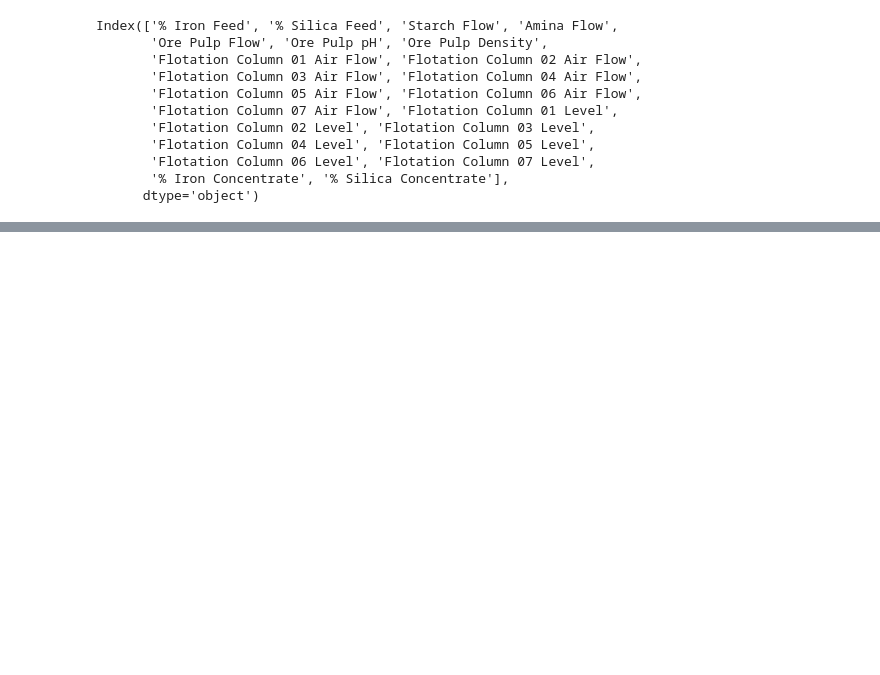
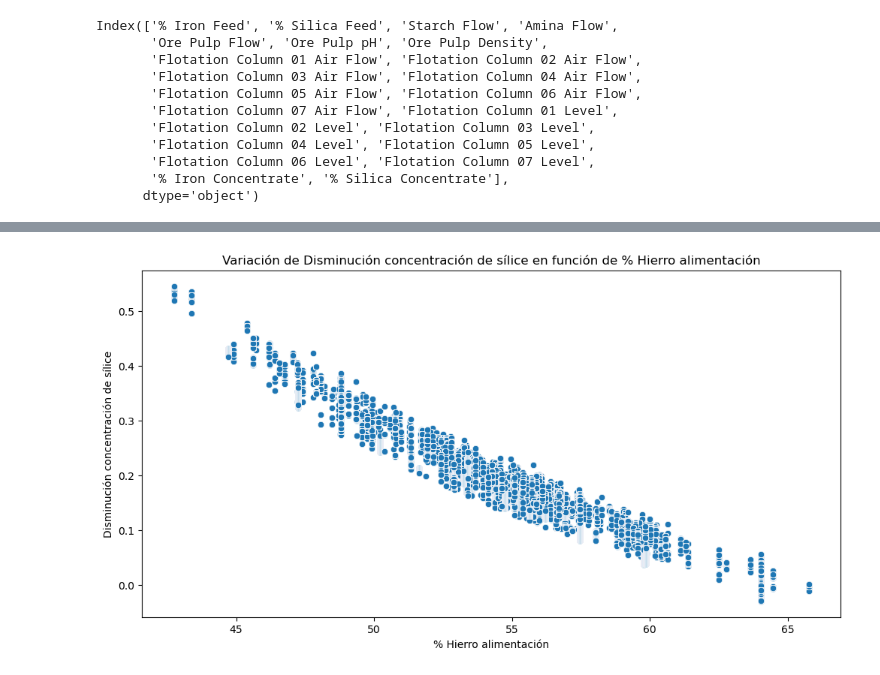
Before and after one commit to JohnLopez15/Mineria_2, a Jupyter notebook: Analisis_exploratorio.ipynb, the cells around one changed output, grey strips where cells are left out. Cells and saved outputs as stored; diff of their text form; code cells hidden in the pictures; blank space fills up the shorter version.

```diff
--- a/Analisis_exploratorio.ipynb
+++ b/Analisis_exploratorio.ipynb
@@ -144,0 +149,11 @@ plt.show()
+# %%
+variable_x="% Iron Feed"
+variable_y="Fe_rise"
+plt.figure(figsize=(12, 6))
+sns.scatterplot(data=data_01, x=variable_x, y=variable_y)
+plt.xlabel(dict_nombres[variable_x])
+plt.ylabel(dict_nombres[variable_y])
+plt.title(f"Variación de {dict_nombres[variable_y]} en función de {dict_nombres[variable_x]}")
+plt.show()
+# %% [output]
+[figure, added]
```
Also changed, not shown: parts of 18 cells of this notebook, 1 other file.
